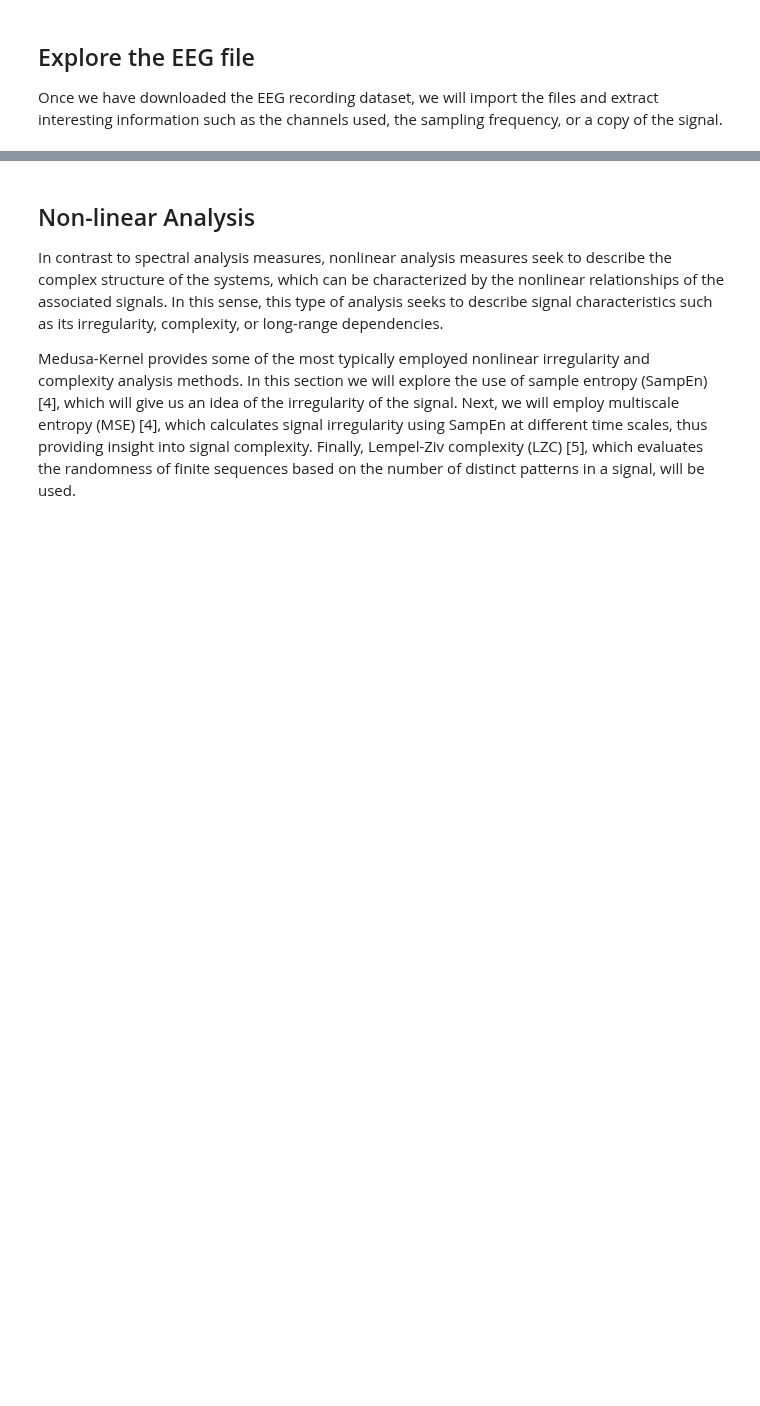
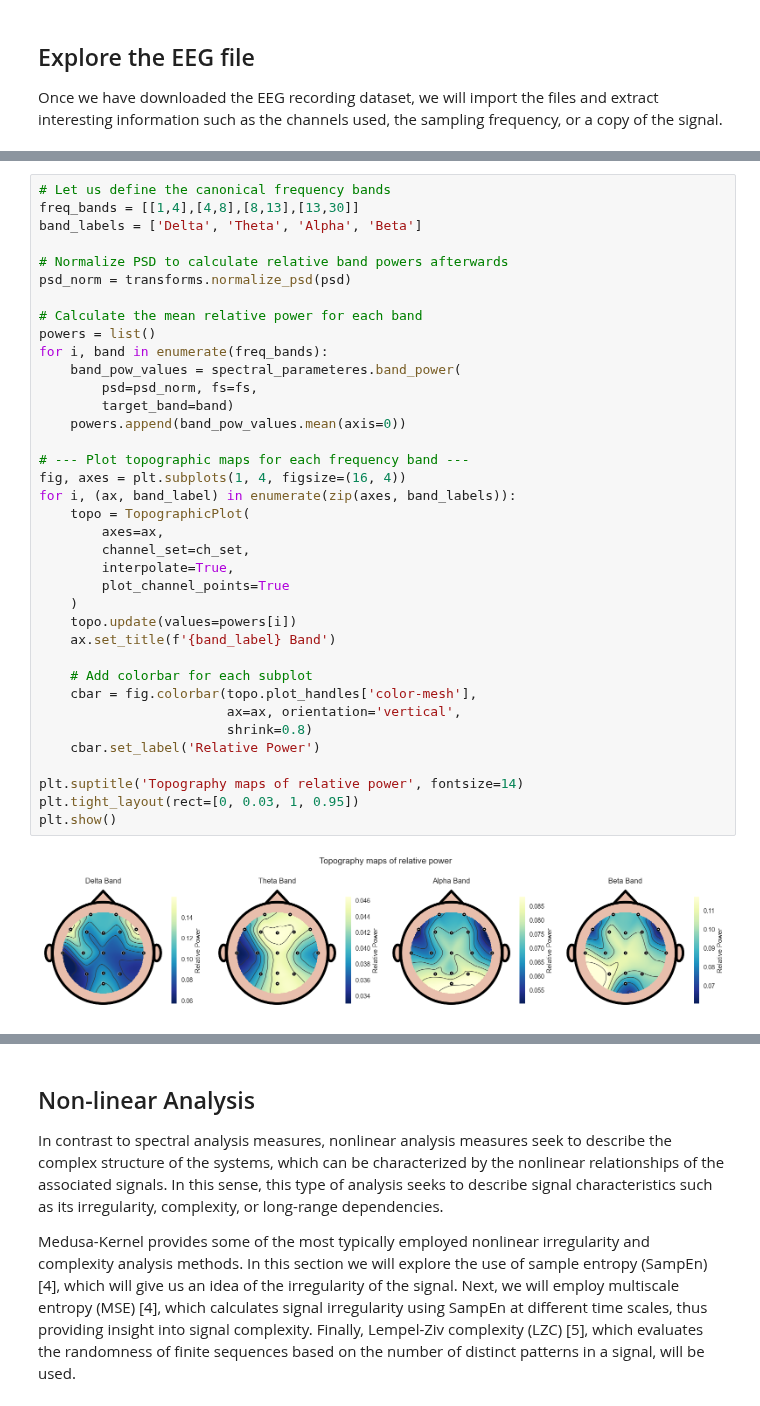
Before and after one commit to medusabci/medusa-tutorials, a Jupyter notebook: local_activation_analysis.ipynb, the cells around one changed output, grey strips where cells are left out. Cells and saved outputs as stored; diff of their text form; blank space fills up the shorter version.

```diff
--- a/local_activation_analysis.ipynb
+++ b/local_activation_analysis.ipynb
@@ -305,0 +232,39 @@ print("\n------------------------------------------------------")
+# %%
+# Let us define the canonical frequency bands
+freq_bands = [[1,4],[4,8],[8,13],[13,30]]
+band_labels = ['Delta', 'Theta', 'Alpha', 'Beta']
+
+# Normalize PSD to calculate relative band powers afterwards
+psd_norm = transforms.normalize_psd(psd)
+
+# Calculate the mean relative power for each band
+powers = list()
+for i, band in enumerate(freq_bands):
+    band_pow_values = spectral_parameteres.band_power(
+        psd=psd_norm, fs=fs,
+        target_band=band)
+    powers.append(band_pow_values.mean(axis=0))
+
+# --- Plot topographic maps for each frequency band ---
+fig, axes = plt.subplots(1, 4, figsize=(16, 4))
+for i, (ax, band_label) in enumerate(zip(axes, band_labels)):
+    topo = TopographicPlot(
+        axes=ax,
+        channel_set=ch_set,
+        interpolate=True,
+        plot_channel_points=True
+    )
+    topo.update(values=powers[i])
+    ax.set_title(f'{band_label} Band')
+
+    # Add colorbar for each subplot
+    cbar = fig.colorbar(topo.plot_handles['color-mesh'],
+                        ax=ax, orientation='vertical',
+                        shrink=0.8)
+    cbar.set_label('Relative Power')
+
+plt.suptitle('Topography maps of relative power', fontsize=14)
+plt.tight_layout(rect=[0, 0.03, 1, 0.95])
+plt.show()
+# %% [output]
+[figure, added]
```
Also changed, not shown: parts of 29 cells of this notebook, 1 other file.
